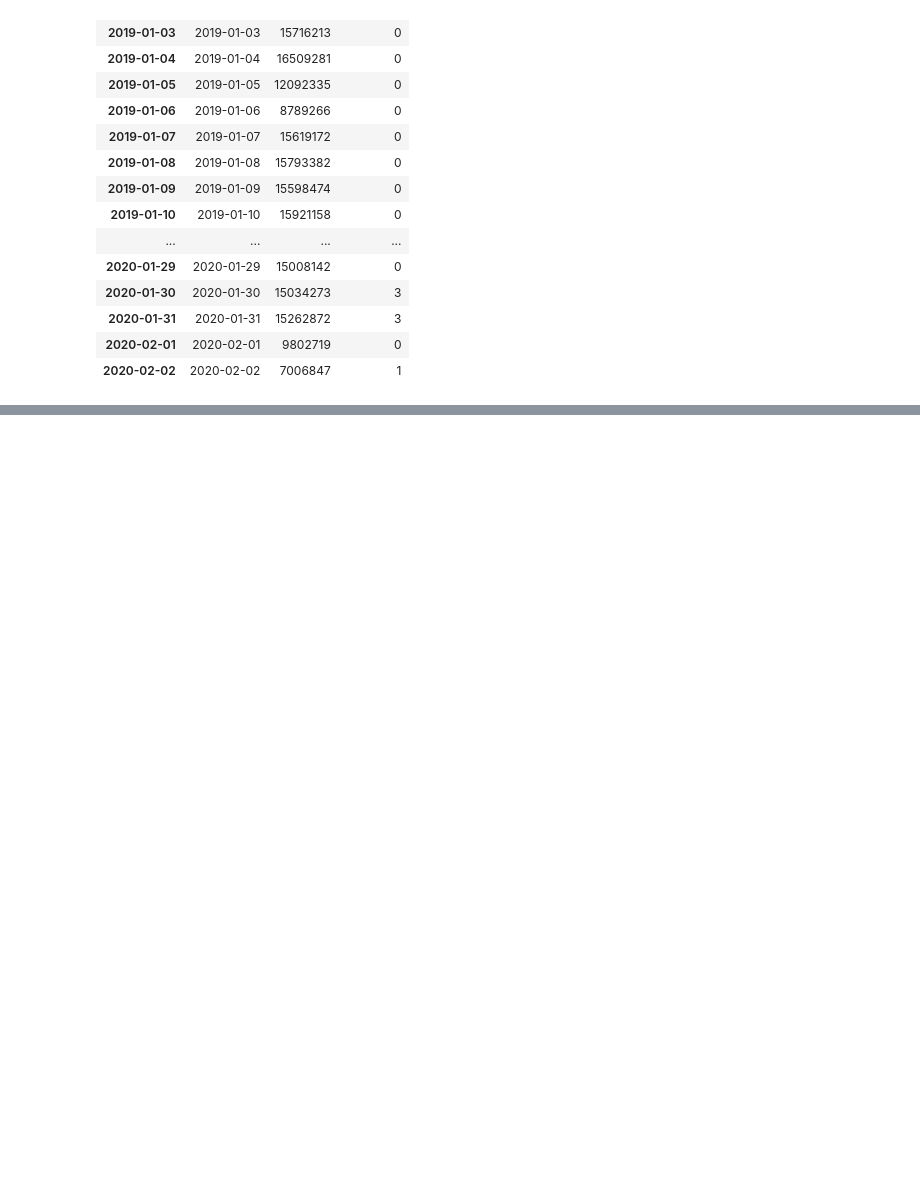
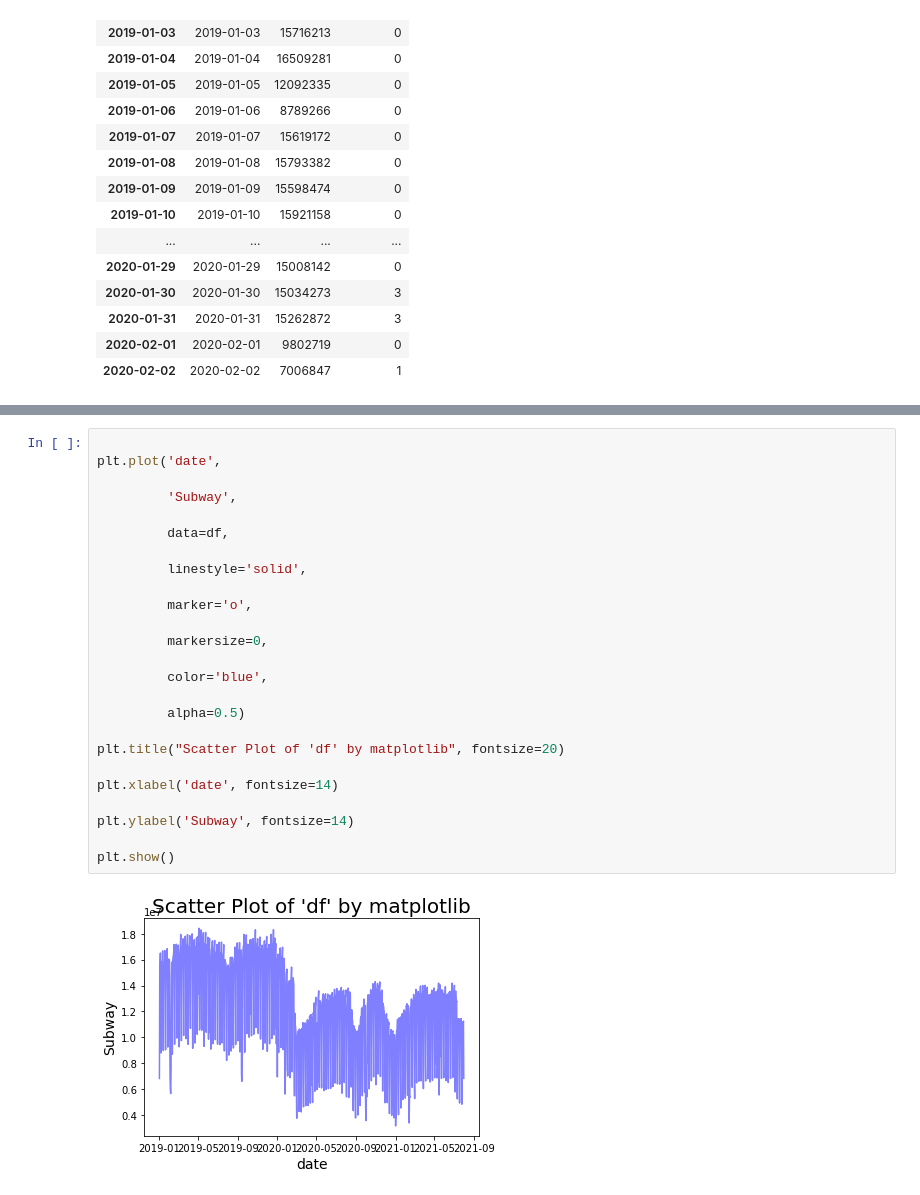
Before and after one commit to pepze21/data-visualization-PJT, a Jupyter notebook: data_preprocessing.ipynb, the cells around one changed output, grey strips where cells are left out. Cells and saved outputs as stored; diff of their text form; blank space fills up the shorter version.

```diff
--- a/data_preprocessing.ipynb
+++ b/data_preprocessing.ipynb
@@ -146,0 +191,27 @@ df
+# %%
+
+plt.plot('date',
+
+         'Subway',
+
+         data=df,
+
+         linestyle='solid',
+
+         marker='o',
+
+         markersize=0,
+
+         color='blue',
+
+         alpha=0.5)
+
+plt.title("Scatter Plot of 'df' by matplotlib", fontsize=20)
+
+plt.xlabel('date', fontsize=14)
+
+plt.ylabel('Subway', fontsize=14)
+
+plt.show()
+# %% [output]
+[figure, added]
```
Also changed, not shown: parts of 3 cells of this notebook.
